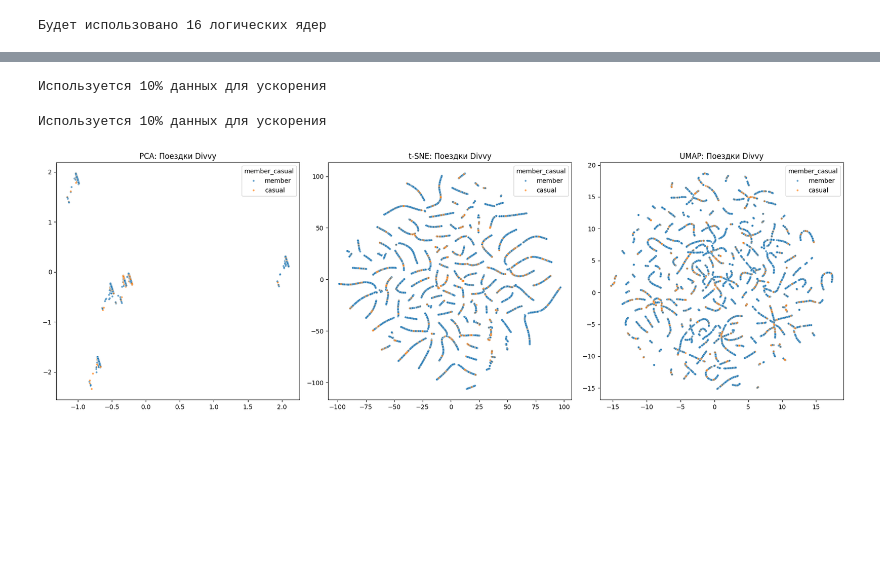
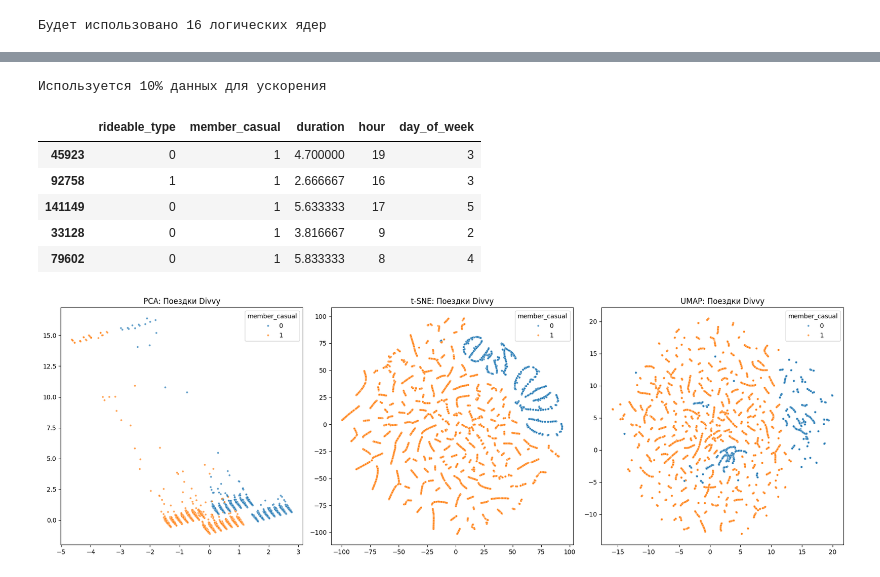
Before and after one commit to Davmie/BMSTU_NNS, a Jupyter notebook: lab1/lab1.ipynb, the cells around one changed output, grey strips where cells are left out. Saved outputs shown, nothing was run; the diff lists cells and outputs as text; code cells hidden in the pictures; blank space fills up the shorter version.

```diff
--- a/lab1/lab1.ipynb
+++ b/lab1/lab1.ipynb
@@ -96,18 +118,25 @@ elif len(df) < 50_000:
 else:
     sample_frac = 0.1
 
+
 df_sample = df.sample(frac=sample_frac, random_state=42)
 print(f"Используется {int(sample_frac * 100)}% данных для ускорения")
 
-# Подготовка числовых признаков
-features = df[['hour', 'day_of_week', 'duration']]
-features = pd.get_dummies(features)  # кодируем day_of_week
+# Кодирование категориальных признаков
+le = LabelEncoder()
+for col in df_sample.columns:
+    if df_sample[col].dtype == 'object':
+        df_sample[col] = le.fit_transform(df_sample[col])
 
-# Нормализуем
-X_scaled = StandardScaler().fit_transform(features)
+# Нормализация
+X_scaled = StandardScaler().fit_transform(df_sample)
 
-# PCA
-pca = PCA(n_components=2)
-X_pca = pca.fit_transform(X_scaled)
+df_sample.head()
 # %% [output]
 Используется 10% данных для ускорения
+|  | rideable_type | member_casual | duration | hour | day_of_week |
+| 45923 | 0 | 1 | 4.700000 | 19 | 3 |
+| 92758 | 1 | 1 | 2.666667 | 16 | 3 |
+| 141149 | 0 | 1 | 5.633333 | 17 | 5 |
+| 33128 | 0 | 1 | 3.816667 | 9 | 2 |
+| 79602 | 0 | 1 | 5.833333 | 8 | 4 |
@@ -114,33 +162,17 @@ X_pca = pca.fit_transform(X_scaled)
 # %%
-# t-SNE
-tsne = TSNE(n_components=2,
-    perplexity=30,
-    learning_rate='auto',
-    early_exaggeration=12,
-    metric="euclidean",
-    n_jobs=n_jobs,
-    random_state=42,
-    verbose=False)
-X_tsne = tsne.fit(X_scaled)
-
-# UMAP
-reducer = UMAP(n_components=2, n_neighbors=15, metric='euclidean', n_jobs=n_jobs)
-embedding = reducer.fit_transform(X_scaled)
-
 # Визуализация
 fig, axes = plt.subplots(1, 3, figsize=(18, 6))
 
-sns.scatterplot(x=X_pca[:,0], y=X_pca[:,1], hue=df['member_casual'], ax=axes[0], alpha=0.7, s=10)
+sns.scatterplot(x=X_pca[:,0], y=X_pca[:,1], hue=df_sample['member_casual'], ax=axes[0], alpha=0.7, s=10)
 axes[0].set_title('PCA: Поездки Divvy')
 
-sns.scatterplot(x=X_tsne[:,0], y=X_tsne[:,1], hue=df['member_casual'], ax=axes[1], alpha=0.7, s=10)
+sns.scatterplot(x=X_tsne[:,0], y=X_tsne[:,1], hue=df_sample['member_casual'], ax=axes[1], alpha=0.7, s=10)
 axes[1].set_title('t-SNE: Поездки Divvy')
 
-sns.scatterplot(x=embedding[:,0], y=embedding[:,1], hue=df['member_casual'], ax=axes[2], alpha=0.7, s=10)
+sns.scatterplot(x=embedding[:,0], y=embedding[:,1], hue=df_sample['member_casual'], ax=axes[2], alpha=0.7, s=10)
 axes[2].set_title('UMAP: Поездки Divvy')
 
 plt.tight_layout()
 plt.show()
 # %% [output]
-Используется 10% данных для ускорения
-[figure, old version]
+[figure, new version]
```
Also changed, not shown: parts of 8 cells of this notebook, 5 other files.
